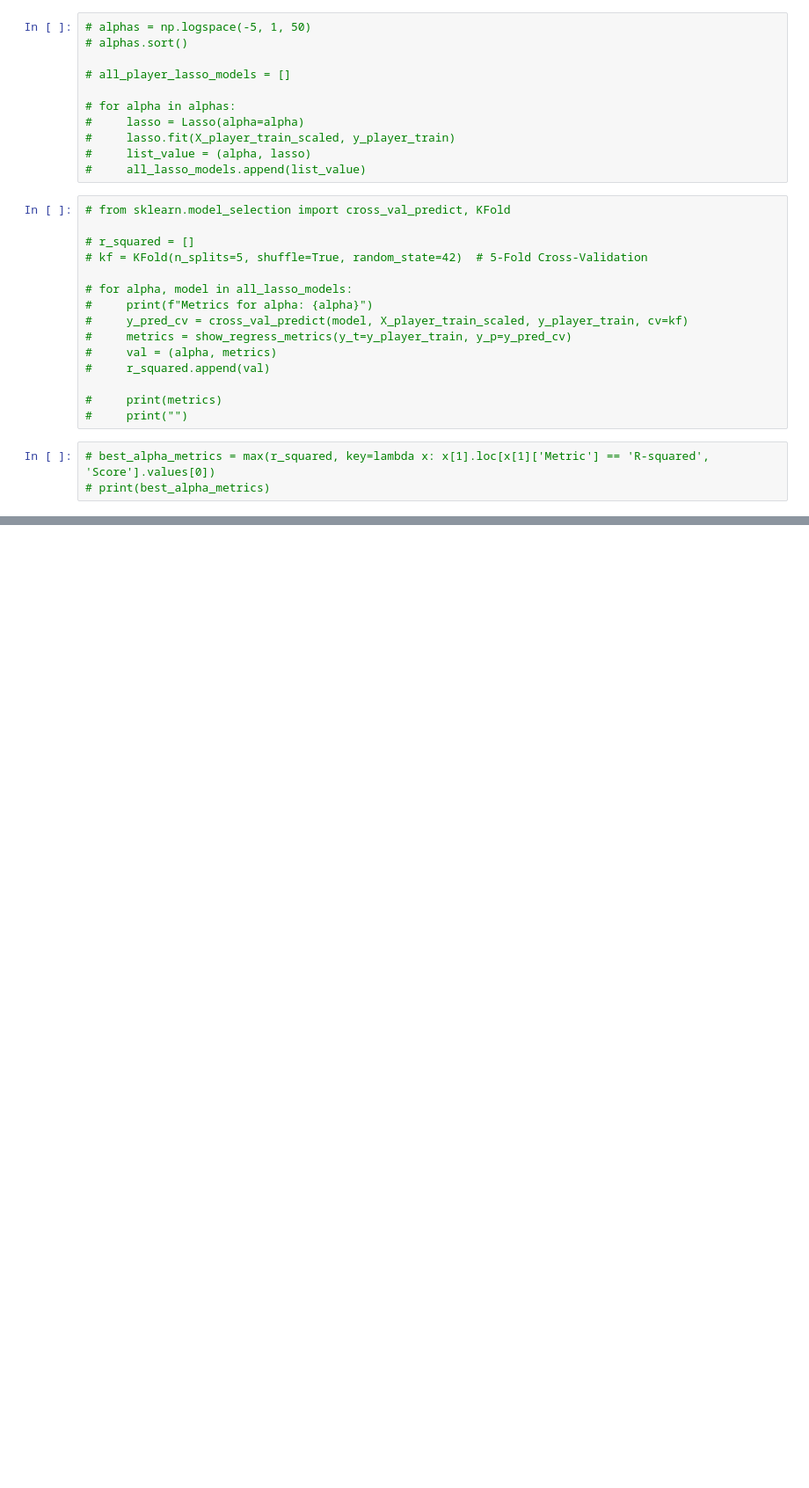
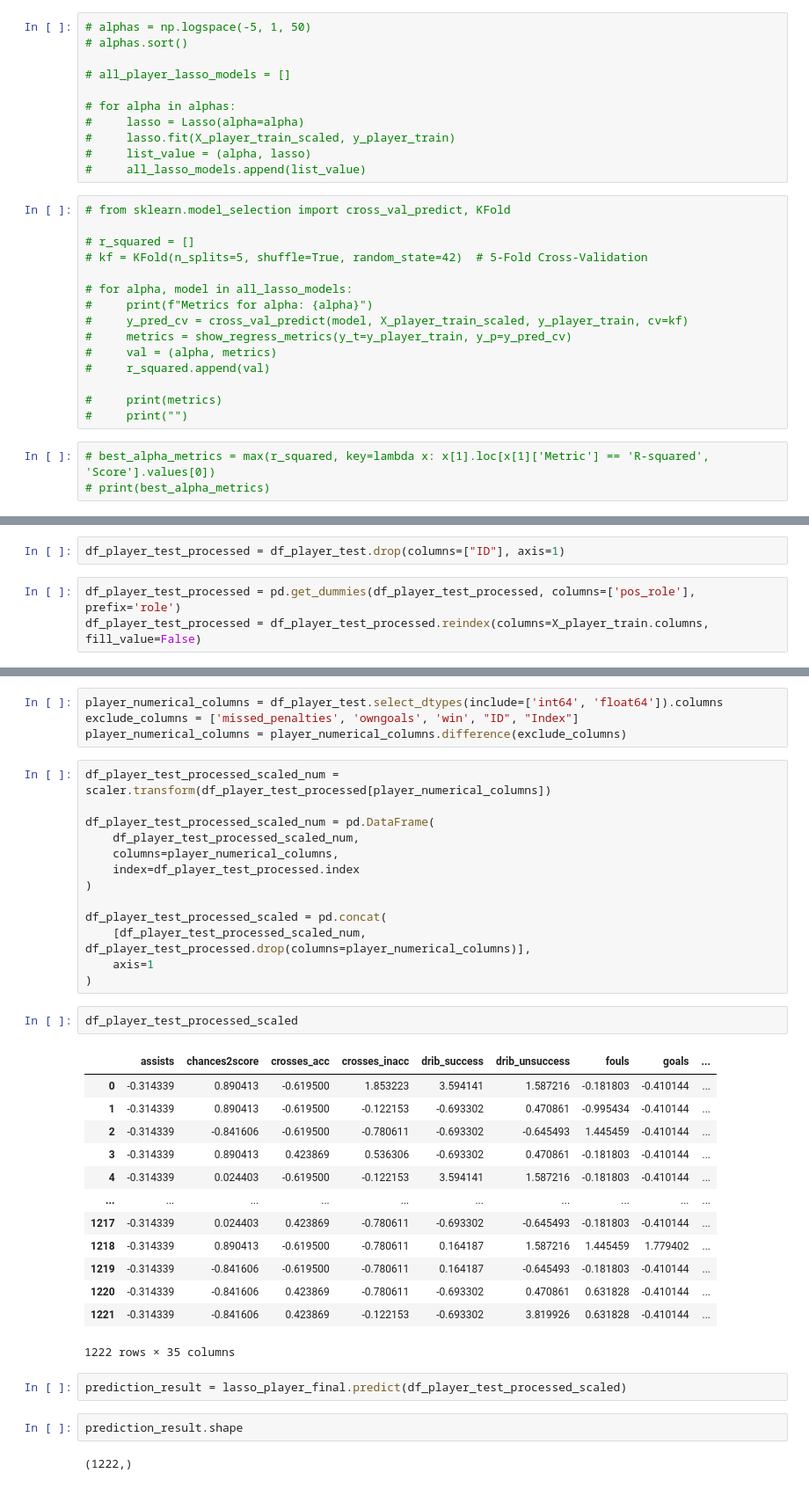
Before and after one commit to mhmdhaekal/lab-6-kasdad, a Jupyter notebook: C_Lab6_2206817490_MuhammadHaekalKalipaksi.ipynb, the cells around one changed output, grey strips where cells are left out. Shown at 88% size. Cells and saved outputs as stored; diff of their text form; blank space fills up the shorter version.

```diff
--- a/C_Lab6_2206817490_MuhammadHaekalKalipaksi.ipynb
+++ b/C_Lab6_2206817490_MuhammadHaekalKalipaksi.ipynb
@@ -2142,0 +2165,5 @@ lasso_player_final = Lasso(alpha=4.094915062380427e-05)
+# %%
+df_player_test_processed = df_player_test.drop(columns=["ID"], axis=1)
+# %%
+df_player_test_processed = pd.get_dummies(df_player_test_processed, columns=['pos_role'], prefix='role')
+df_player_test_processed = df_player_test_processed.reindex(columns=X_player_train.columns, fill_value=False)
@@ -2142,0 +2186,39 @@ lasso_player_final = Lasso(alpha=4.094915062380427e-05)
+# %%
+player_numerical_columns = df_player_test.select_dtypes(include=['int64', 'float64']).columns
+exclude_columns = ['missed_penalties', 'owngoals', 'win', "ID", "Index"]
+player_numerical_columns = player_numerical_columns.difference(exclude_columns)
+# %%
+df_player_test_processed_scaled_num = scaler.transform(df_player_test_processed[player_numerical_columns])
+
+df_player_test_processed_scaled_num = pd.DataFrame(
+    df_player_test_processed_scaled_num,
+    columns=player_numerical_columns,
+    index=df_player_test_processed.index
+)
+
+df_player_test_processed_scaled = pd.concat(
+    [df_player_test_processed_scaled_num, df_player_test_processed.drop(columns=player_numerical_columns)],
+    axis=1
+)
+# %%
+df_player_test_processed_scaled
+# %% [output]
+|  | assists | chances2score | crosses_acc | crosses_inacc | drib_success | drib_unsuccess | fouls | goals | ... |
+| 0 | -0.314339 | 0.890413 | -0.619500 | 1.853223 | 3.594141 | 1.587216 | -0.181803 | -0.410144 | ... |
+| 1 | -0.314339 | 0.890413 | -0.619500 | -0.122153 | -0.693302 | 0.470861 | -0.995434 | -0.410144 | ... |
+| 2 | -0.314339 | -0.841606 | -0.619500 | -0.780611 | -0.693302 | -0.645493 | 1.445459 | -0.410144 | ... |
+| 3 | -0.314339 | 0.890413 | 0.423869 | 0.536306 | -0.693302 | 0.470861 | -0.181803 | -0.410144 | ... |
+| 4 | -0.314339 | 0.024403 | -0.619500 | -0.122153 | 3.594141 | 1.587216 | -0.181803 | -0.410144 | ... |
+| ... | ... | ... | ... | ... | ... | ... | ... | ... | ... |
+| 1217 | -0.314339 | 0.024403 | 0.423869 | -0.780611 | -0.693302 | -0.645493 | -0.181803 | -0.410144 | ... |
+| 1218 | -0.314339 | 0.890413 | -0.619500 | -0.780611 | 0.164187 | 1.587216 | 1.445459 | 1.779402 | ... |
+| 1219 | -0.314339 | -0.841606 | -0.619500 | -0.780611 | 0.164187 | -0.645493 | -0.181803 | -0.410144 | ... |
+| 1220 | -0.314339 | -0.841606 | 0.423869 | -0.780611 | -0.693302 | 0.470861 | 0.631828 | -0.410144 | ... |
+| 1221 | -0.314339 | -0.841606 | 0.423869 | -0.122153 | -0.693302 | 3.819926 | 0.631828 | -0.410144 | ... |
+1222 rows × 35 columns
+# %%
+prediction_result = lasso_player_final.predict(df_player_test_processed_scaled)
+# %%
+prediction_result.shape
+# %% [output]
+(1222,)
```
Also changed, not shown: parts of 9 cells of this notebook.
